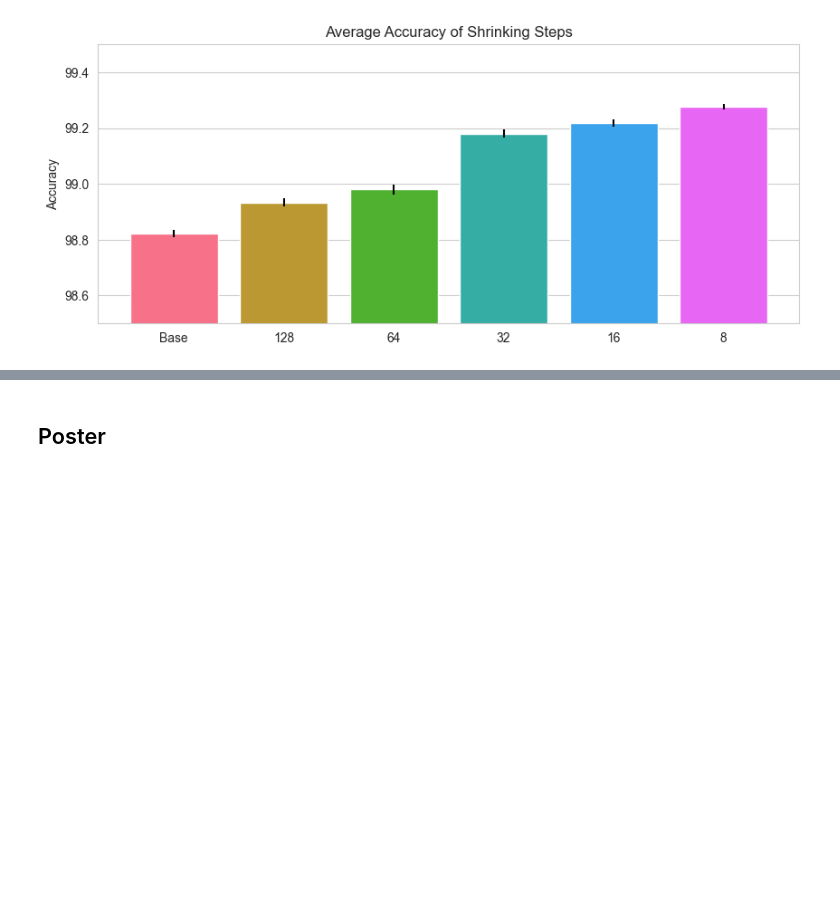
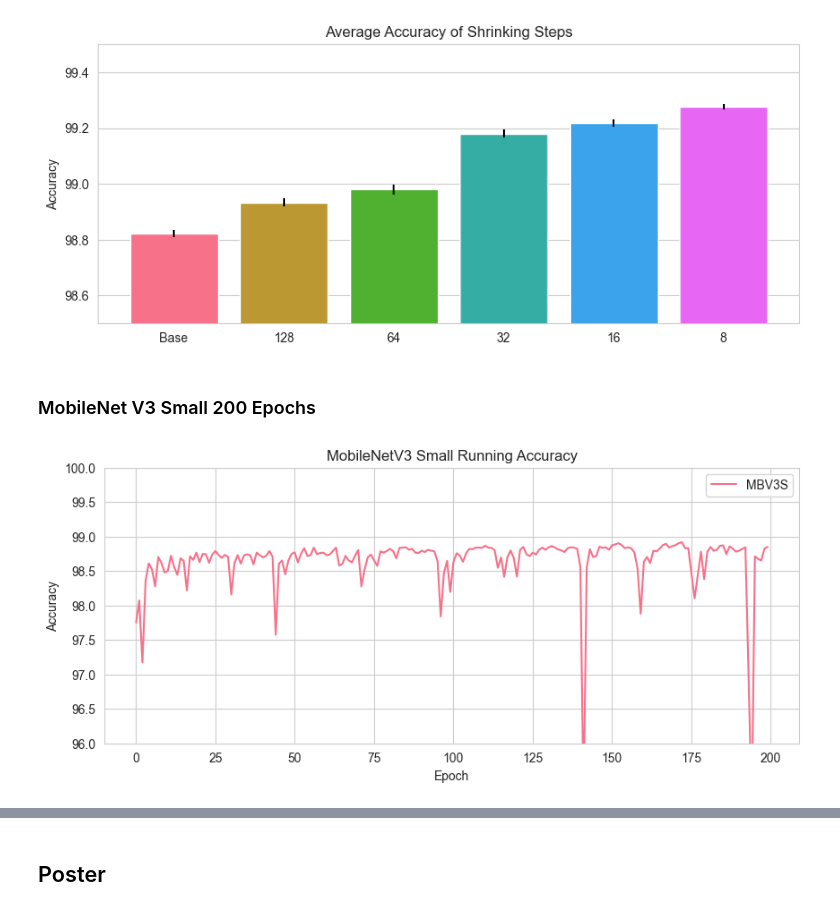
Before and after one commit to Tavonput/ECG-Optimization, a Jupyter notebook: Notebooks/benchmark.ipynb, the cells around one changed output, grey strips where cells are left out. Drawn from its saved outputs; the diff is of its cells as text; code cells hidden in the pictures; blank space fills up the shorter version.

```diff
--- a/Notebooks/benchmark.ipynb
+++ b/Notebooks/benchmark.ipynb
@@ -1179,3 +1178,20 @@ Base    | 98.86 | 98.82 | 0.0141 | ------ | ------
 16      | 99.26 | 99.22 | 0.0132 | 0.3956 | 1.0040
 8       | 99.30 | 99.28 | 0.0102 | 0.4551 | 1.0046
 [figure]
+# %% [markdown]
+### MobileNet V3 Small 200 Epochs
+# %%
+stats = TrainingStats(from_save="../Pretrained/ECG-Raw/Base/mobilenet_v3_small_ep200_i128/stats.txt")
+
+values = {"MBV3S" : stats.running_accuracy}
+
+config = PlotConfig(
+    title="MobileNetV3 Small Running Accuracy",
+    x_label="Epoch",
+    y_label="Accuracy",
+    y_range=(96, 100),
+)
+
+compare_list_values(values, config)
+# %% [output]
+[figure, added]
```
Also changed, not shown: parts of 11 cells of this notebook, 27 other files.
